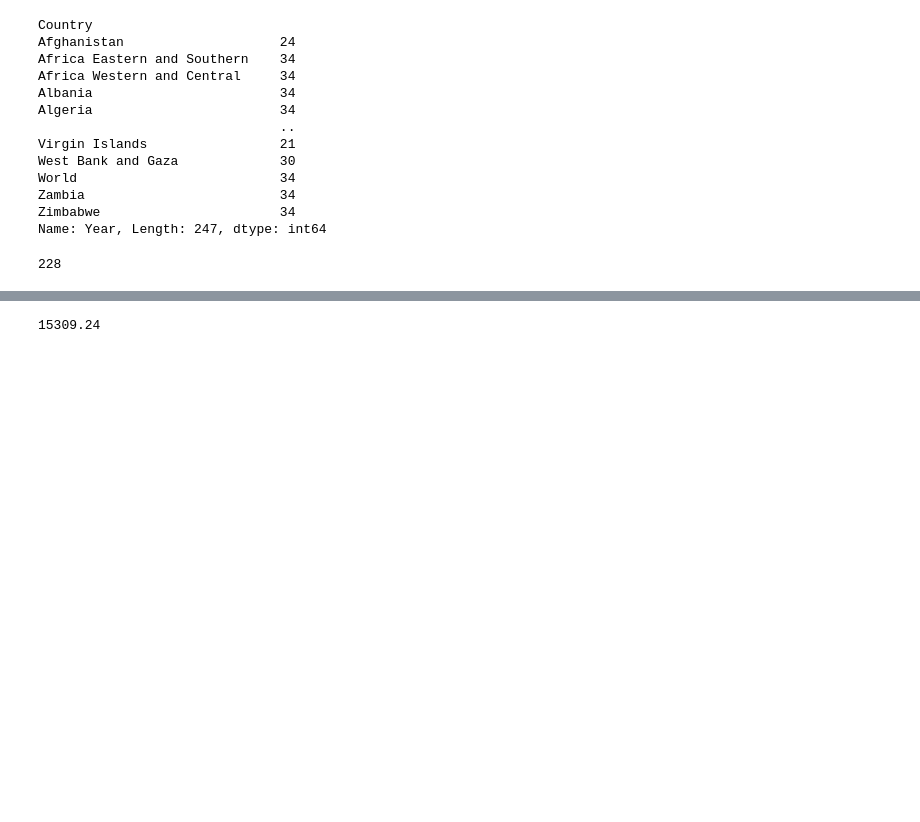
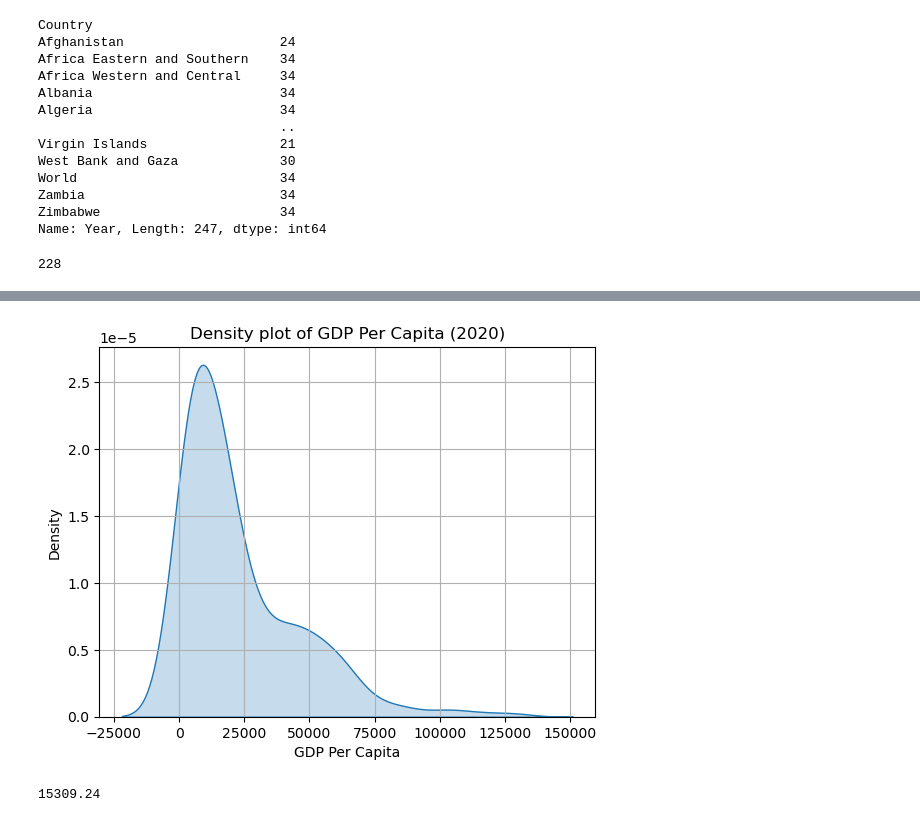
Before and after one commit to NSS-Data-Analytics-Cohort-15/un-exploration-ybayeh, a Jupyter notebook: notebooks/UNdata_yille.ipynb, the cells around one changed output, grey strips where cells are left out. Cells and saved outputs as stored; diff of their text form; code cells hidden in the pictures; blank space fills up the shorter version.

```diff
--- a/notebooks/UNdata_yille.ipynb
+++ b/notebooks/UNdata_yille.ipynb
@@ -113,3 +111,11 @@ gdp_df.pivot_2020.T
+# %%
+sns.kdeplot(gdp_2020['GDP_Per_Capita'], fill=True)
+plt.title('Density plot of GDP Per Capita (2020)')
+plt.xlabel('GDP Per Capita')
+plt.ylabel('Density')
+plt.grid(True)
+# %% [output]
+[figure, added]
 # %%
 #Q9  What was the median GDP per capita value in 2020?
 gdp_df_2020 = gdp_df[gdp_df['Year'] == 2020]
```
Also changed, not shown: parts of 11 cells of this notebook.
